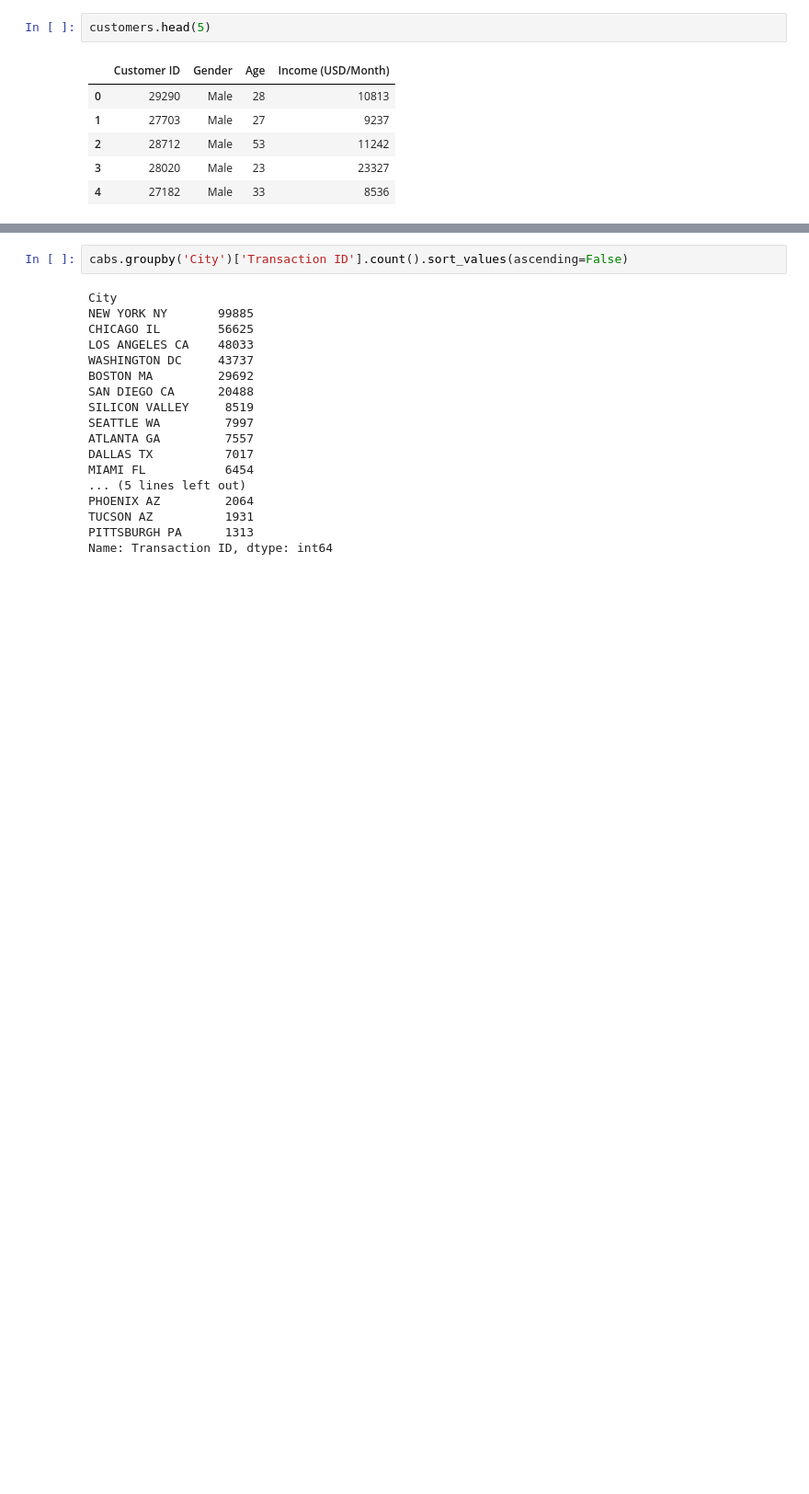
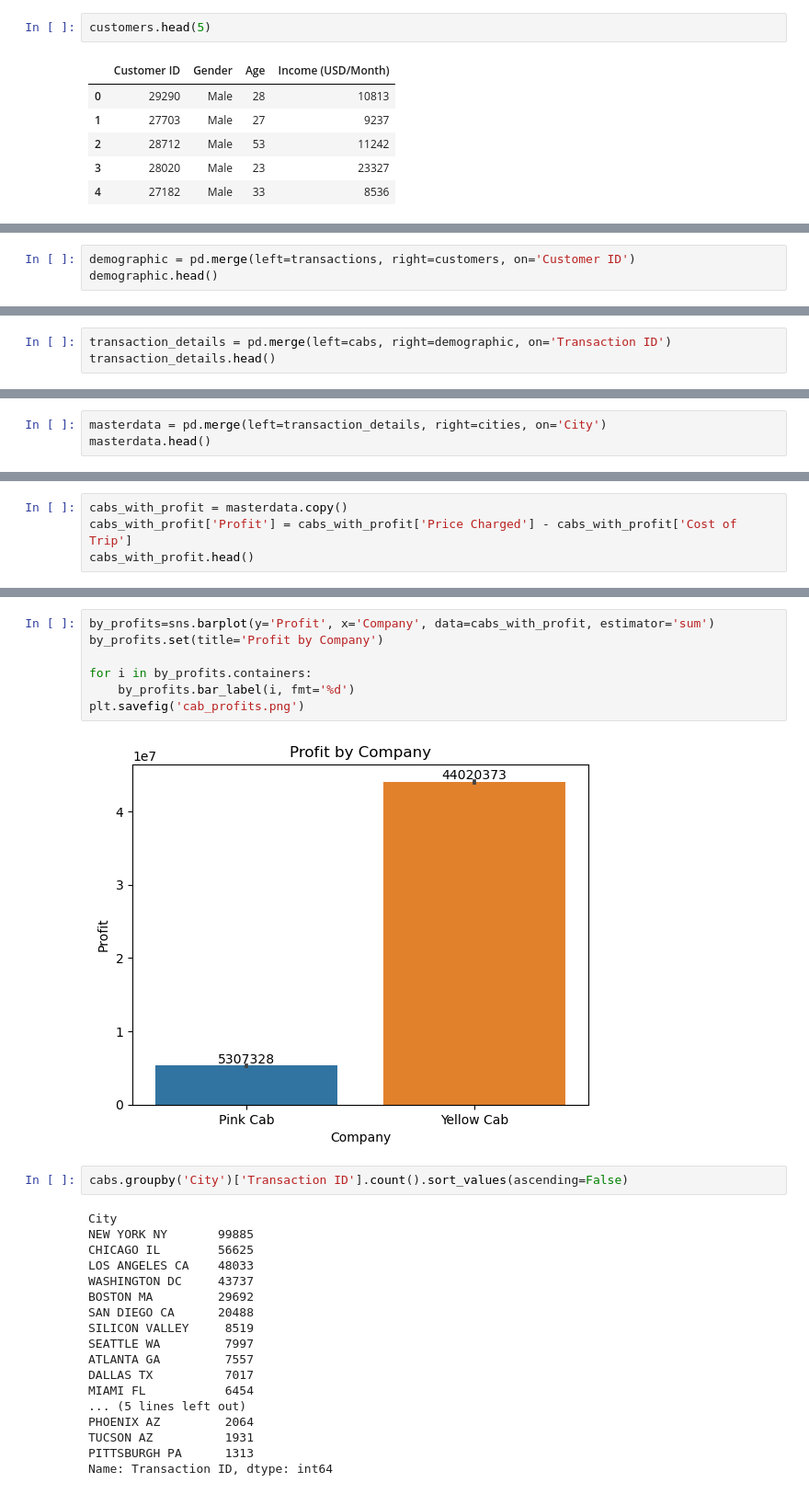
Before and after one commit to paulsoriiiano/G2M-Case-Study, a Jupyter notebook: G2M_Case_Study.ipynb, the cells around one changed output, grey strips where cells are left out. Shown at 92% size. Saved outputs shown, nothing was run; the diff lists cells and outputs as text; blank space fills up the shorter version.

```diff
--- a/G2M_Case_Study.ipynb
+++ b/G2M_Case_Study.ipynb
@@ -124,0 +159,3 @@ customers.head(5)
+# %%
+demographic = pd.merge(left=transactions, right=customers, on='Customer ID')
+demographic.head()
@@ -124,0 +169,3 @@ customers.head(5)
+# %%
+transaction_details = pd.merge(left=cabs, right=demographic, on='Transaction ID')
+transaction_details.head()
@@ -124,0 +179,3 @@ customers.head(5)
+# %%
+masterdata = pd.merge(left=transaction_details, right=cities, on='City')
+masterdata.head()
@@ -124,0 +196,4 @@ customers.head(5)
+# %%
+cabs_with_profit = masterdata.copy()
+cabs_with_profit['Profit'] = cabs_with_profit['Price Charged'] - cabs_with_profit['Cost of Trip']
+cabs_with_profit.head()
@@ -125,3 +207,12 @@ customers.head(5)
+# %%
+by_profits=sns.barplot(y='Profit', x='Company', data=cabs_with_profit, estimator='sum')
+by_profits.set(title='Profit by Company')
+
+for i in by_profits.containers:
+    by_profits.bar_label(i, fmt='%d')
+plt.savefig('cab_profits.png')
+# %% [output]
+[figure, added]
 # %%
 cabs.groupby('City')['Transaction ID'].count().sort_values(ascending=False)
 # %% [output]
```
Also changed, not shown: parts of 53 cells of this notebook.
